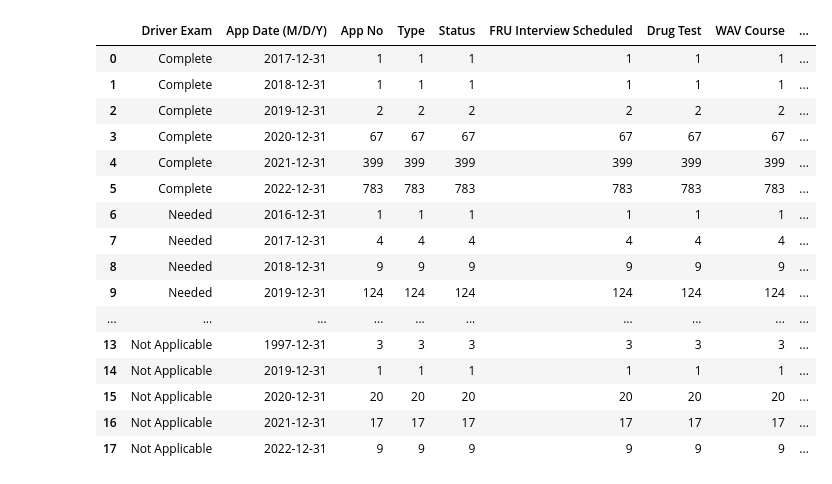
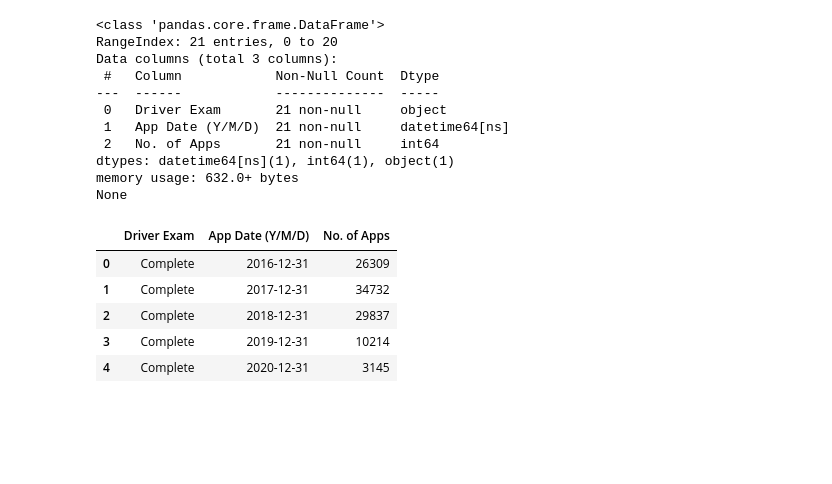
Before and after one commit to brian-calderon/Project_1, a Jupyter notebook: Test1.ipynb, the cells around one changed output. Cells and saved outputs as stored; diff of their text form; code cells hidden in the pictures; blank space fills up the shorter version.

```diff
--- a/Test1.ipynb
+++ b/Test1.ipynb
@@ -37,6 +71,8 @@ None
 # %%
-df['App Date (M/D/Y)'] = pd.to_datetime(df['App Date (M/D/Y)'],format = '%m/%d/%Y')#Converts App Date column into a datetime instance column
-# type(df['App Date (M/D/Y)'])
-df = df.sort_values(by = 'App Date (M/D/Y)') #Sorts DF by app Date (can only be done if converted to datetime instances)
+# Converts App Date column into a datetime instance column. Note that once the conversion is done the format is
+# changed to (Y/M/D)
+df['App Date (M/D/Y)'] = pd.to_datetime(df['App Date (M/D/Y)'],format = '%m/%d/%Y')
+# Renaming to reflect the fact that 'to_dataframe' change the order of the display date to (Y/M/D)
+df = df.rename({'App Date (M/D/Y)':'App Date (Y/M/D)'}, axis = 1)
 df.head()
 # %% [output]
@@ -48,0 +85,7 @@ df.head()
+# %%
+# Sorts DF by app Date: Note that if the column isn't previously converted to
+# a date-time format using "to_datetime" then it will take the values as char
+# and will not sort by date.
+df = df.sort_values(by = 'App Date (Y/M/D)',na_position='first').dropna()
+print(df.info())
+df.head()
@@ -48,0 +119,5 @@ df.head()
+# %%
+# We drop all rows prior to 2015 since the data base doesn't many values prior to 2015
+df1 = df[df['App Date (Y/M/D)'].dt.year > 2015]
+print(df1.info())
+df1.head()
@@ -49,29 +151,32 @@ df.head()
 # %%
-group2 = df.groupby(['Driver Exam',pd.Grouper(key = 'App Date (M/D/Y)', freq = 'Y')])
-df3 = group2.count().reset_index()
-df3
+# Creating df2 which has items grouped by Driver Exam and Year
+group = df1.groupby(['Driver Exam',pd.Grouper(key = 'App Date (Y/M/D)', freq = 'Y')])
+# Note: we also rename the App No column since after we aggregate we are
+# left with the total No. of Apps.
+df2 = group['App No'].count().reset_index().rename({'App No': 'No. of Apps'}, axis = 1)
+print(df2.info())
+df2.head()
+#------------------------------------------------------------------------------------------------------------
 # for key, values in group2:
 #     print(key)
 #     print('-'*70)
 #     print(values)
 #     print('\n')
-# df3 = group.agg({'App No':'count'})#.reset_index()
-# df3
 # %% [output]
+<class 'pandas.core.frame.DataFrame'>
+RangeIndex: 21 entries, 0 to 20
+Data columns (total 3 columns):
+ #   Column            Non-Null Count  Dtype
+---  ------            --------------  -----
+ 0   Driver Exam       21 non-null     object
+ 1   App Date (Y/M/D)  21 non-null     datetime64[ns]
+ 2   No. of Apps       21 non-null     int64
+dtypes: datetime64[ns](1), int64(1), object(1)
+memory usage: 632.0+ bytes
+None
-|  | Driver Exam | App Date (M/D/Y) | App No | Type | Status | FRU Interview Scheduled | Drug Test | WAV Course | ... |
-| 0 | Complete | 2017-12-31 | 1 | 1 | 1 | 1 | 1 | 1 | ... |
-| 1 | Complete | 2018-12-31 | 1 | 1 | 1 | 1 | 1 | 1 | ... |
-| 2 | Complete | 2019-12-31 | 2 | 2 | 2 | 2 | 2 | 2 | ... |
-| 3 | Complete | 2020-12-31 | 67 | 67 | 67 | 67 | 67 | 67 | ... |
-| 4 | Complete | 2021-12-31 | 399 | 399 | 399 | 399 | 399 | 399 | ... |
-| 5 | Complete | 2022-12-31 | 783 | 783 | 783 | 783 | 783 | 783 | ... |
-| 6 | Needed | 2016-12-31 | 1 | 1 | 1 | 1 | 1 | 1 | ... |
-| 7 | Needed | 2017-12-31 | 4 | 4 | 4 | 4 | 4 | 4 | ... |
-| 8 | Needed | 2018-12-31 | 9 | 9 | 9 | 9 | 9 | 9 | ... |
-| 9 | Needed | 2019-12-31 | 124 | 124 | 124 | 124 | 124 | 124 | ... |
-| ... | ... | ... | ... | ... | ... | ... | ... | ... | ... |
-| 13 | Not Applicable | 1997-12-31 | 3 | 3 | 3 | 3 | 3 | 3 | ... |
-| 14 | Not Applicable | 2019-12-31 | 1 | 1 | 1 | 1 | 1 | 1 | ... |
-| 15 | Not Applicable | 2020-12-31 | 20 | 20 | 20 | 20 | 20 | 20 | ... |
-| 16 | Not Applicable | 2021-12-31 | 17 | 17 | 17 | 17 | 17 | 17 | ... |
-| 17 | Not Applicable | 2022-12-31 | 9 | 9 | 9 | 9 | 9 | 9 | ... |
+|  | Driver Exam | App Date (Y/M/D) | No. of Apps |
+| 0 | Complete | 2016-12-31 | 26309 |
+| 1 | Complete | 2017-12-31 | 34732 |
+| 2 | Complete | 2018-12-31 | 29837 |
+| 3 | Complete | 2019-12-31 | 10214 |
+| 4 | Complete | 2020-12-31 | 3145 |
```
Also changed, not shown: parts of 16 cells of this notebook.
